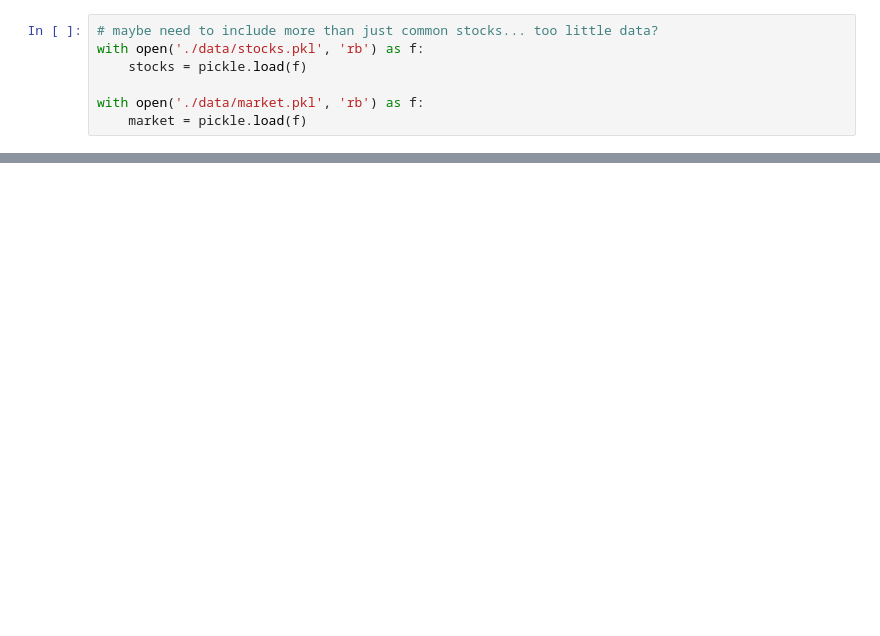
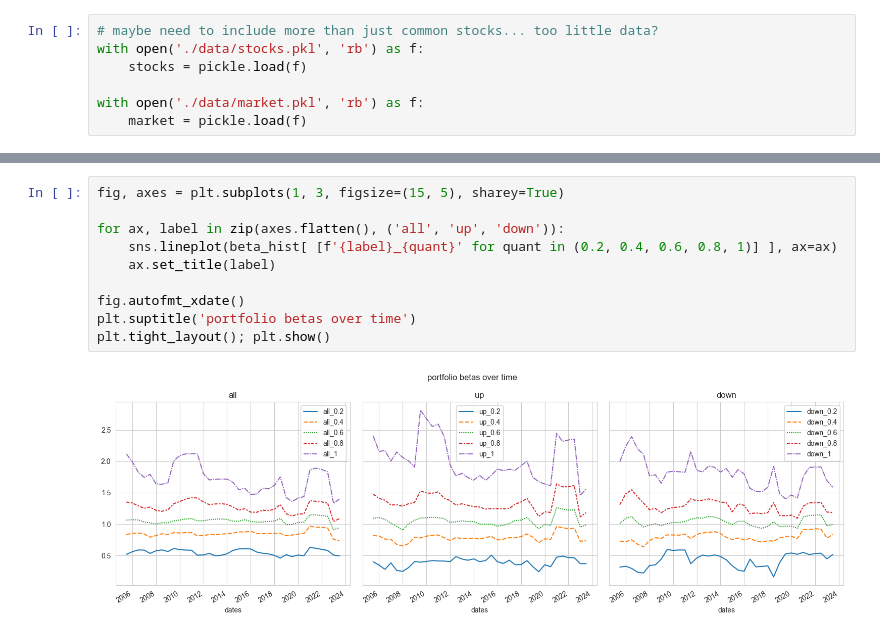
Before and after one commit to ostapenkovs/beta-based, a Jupyter notebook: notebooks/calc_betas.ipynb, the cells around one changed output, grey strips where cells are left out. Cells and saved outputs as stored; diff of their text form; blank space fills up the shorter version.

```diff
--- a/notebooks/calc_betas.ipynb
+++ b/notebooks/calc_betas.ipynb
@@ -107,0 +147,12 @@ plt.tight_layout(); plt.show()
+# %%
+fig, axes = plt.subplots(1, 3, figsize=(15, 5), sharey=True)
+
+for ax, label in zip(axes.flatten(), ('all', 'up', 'down')):
+    sns.lineplot(beta_hist[ [f'{label}_{quant}' for quant in (0.2, 0.4, 0.6, 0.8, 1)] ], ax=ax)
+    ax.set_title(label)
+
+fig.autofmt_xdate()
+plt.suptitle('portfolio betas over time')
+plt.tight_layout(); plt.show()
+# %% [output]
+[figure, added]
```
Also changed, not shown: parts of 8 cells of this notebook.
